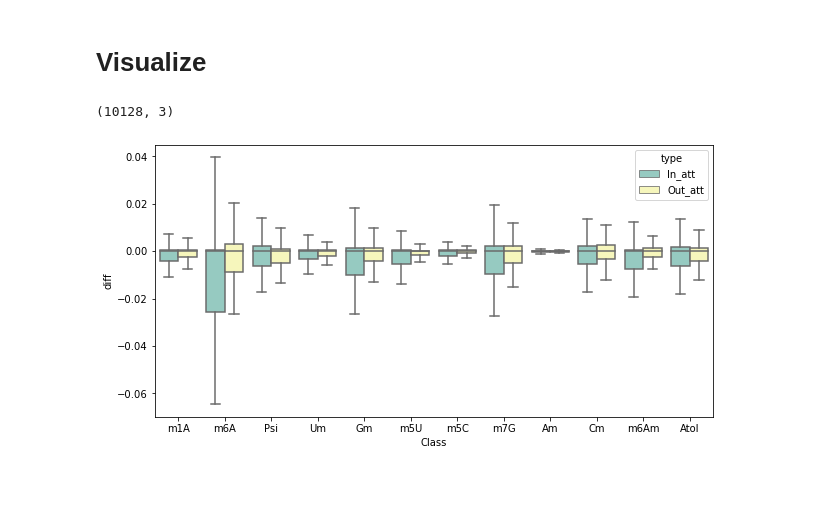
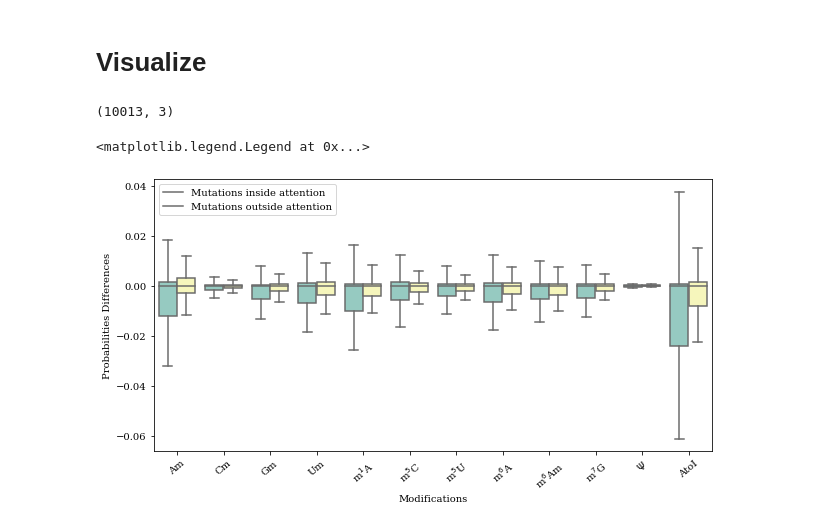
Before and after one commit to Tsedao/MultiRM, a Jupyter notebook: Notebooks/plot_mutated_sequences.ipynb, the cells around one changed output. Drawn from its saved outputs; the diff is of its cells as text; code cells hidden in the pictures; blank space fills up the shorter version.

```diff
--- a/Notebooks/plot_mutated_sequences.ipynb
+++ b/Notebooks/plot_mutated_sequences.ipynb
@@ -12,6 +12,8 @@ import h5py
 
 import matplotlib.pyplot as plt
 import seaborn as sns
+from matplotlib import rcParams
+rcParams['font.family'] = 'serif'
 # %%
 import sys
 sys.path.append("../Scripts/")
@@ -34,7 +36,7 @@ RM_data.keys()
 # %% [output]
 <KeysViewHDF5 ['test_in', 'test_in_3_mers', 'test_in_nucleo', 'test_out', 'train_in', 'train_in_3_mers', 'train_in_nucleo', 'train_out', 'valid_in', 'valid_in_3_mers', 'valid_in_nucleo', 'valid_out']>
 # %%
-RMs = ['Am','Cm','Gm','Um','m1A','m5C','m5U','m6A','m6Am','m7G','Psi','AtoI']
+RMs = ['Am','Cm','Gm','Um','m$^1$A','m$^5$C','m$^5$U','m$^6$A','m$^6$Am','m$^7$G','$\Psi$','AtoI']
 RMs_index2name = {i: RMs[i] for i in range(0,len(RMs))}
 RMs_name2diff = {'In_att':[], 'Out_att':[], 'Class':[]}   # store probabilities difference after mutation
 # %%
@@ -122,14 +124,19 @@ diff_df_2 = pd.concat([diff_df_inatt,diff_df_outatt])
 # %%
 diff_df_inatt.shape
 # %% [output]
-(10128, 3)
+(10013, 3)
 # %%
 fig, ax = plt.subplots(figsize=(10,5))
 sns.boxplot(x="Class", y="diff", hue="type",
                  data=diff_df_2, palette="Set3",showfliers=False,ax=ax)
-fig.savefig('../Figs/mutation.pdf')
+ax.set_xlabel('Modifications')
+ax.set_ylabel('Probabilities Differences')
+ax.set_xticklabels(RMs,rotation=40)
+ax.legend(['Mutations inside attention', 'Mutations outside attention'])
+#fig.savefig('../Figs/mutation.pdf')
 # %% [output]
+<matplotlib.legend.Legend at 0x...>
-[figure, old version]
+[figure, new version]
 # %%
 y_true = pd.read_hdf('../Data/data_12RM.h5','test_out').iloc[input_x_index,:]
 # y_true = y_true.iloc[np.where(y_true==1)[0],:]
```
Also changed, not shown: 1 other file.
